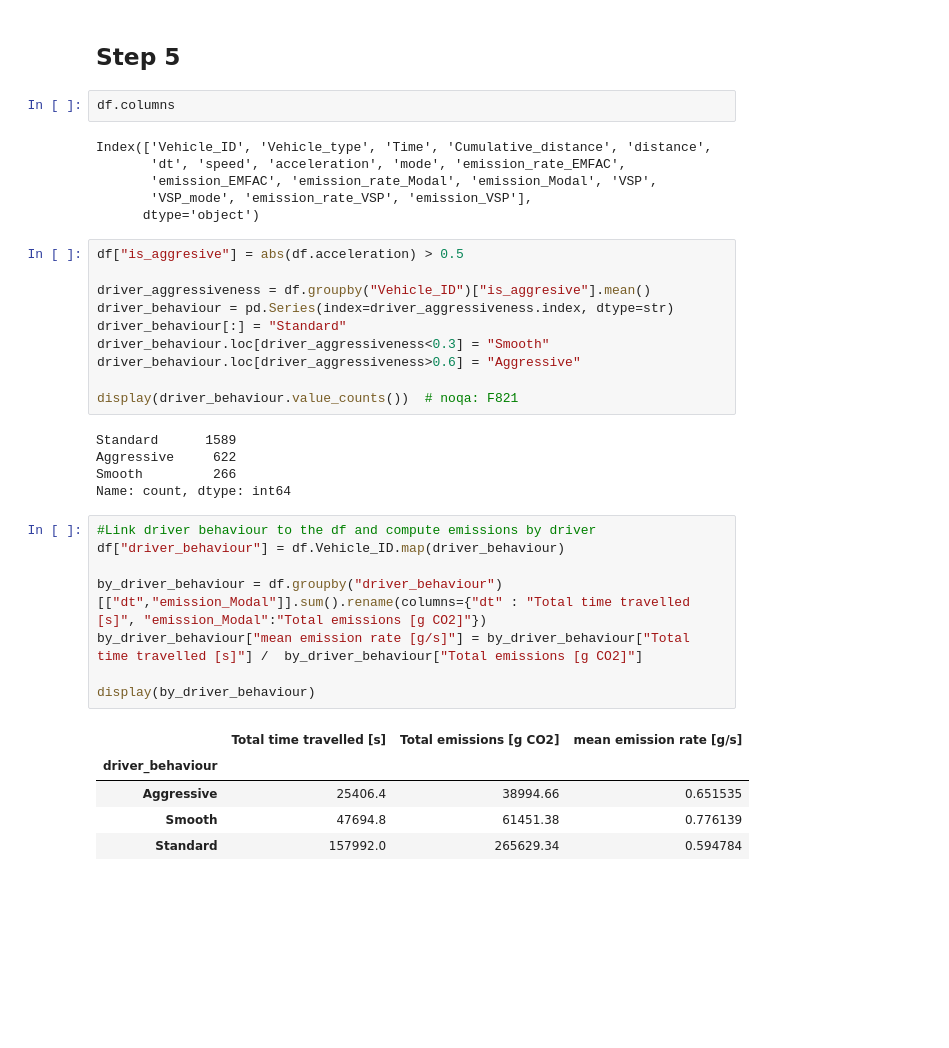
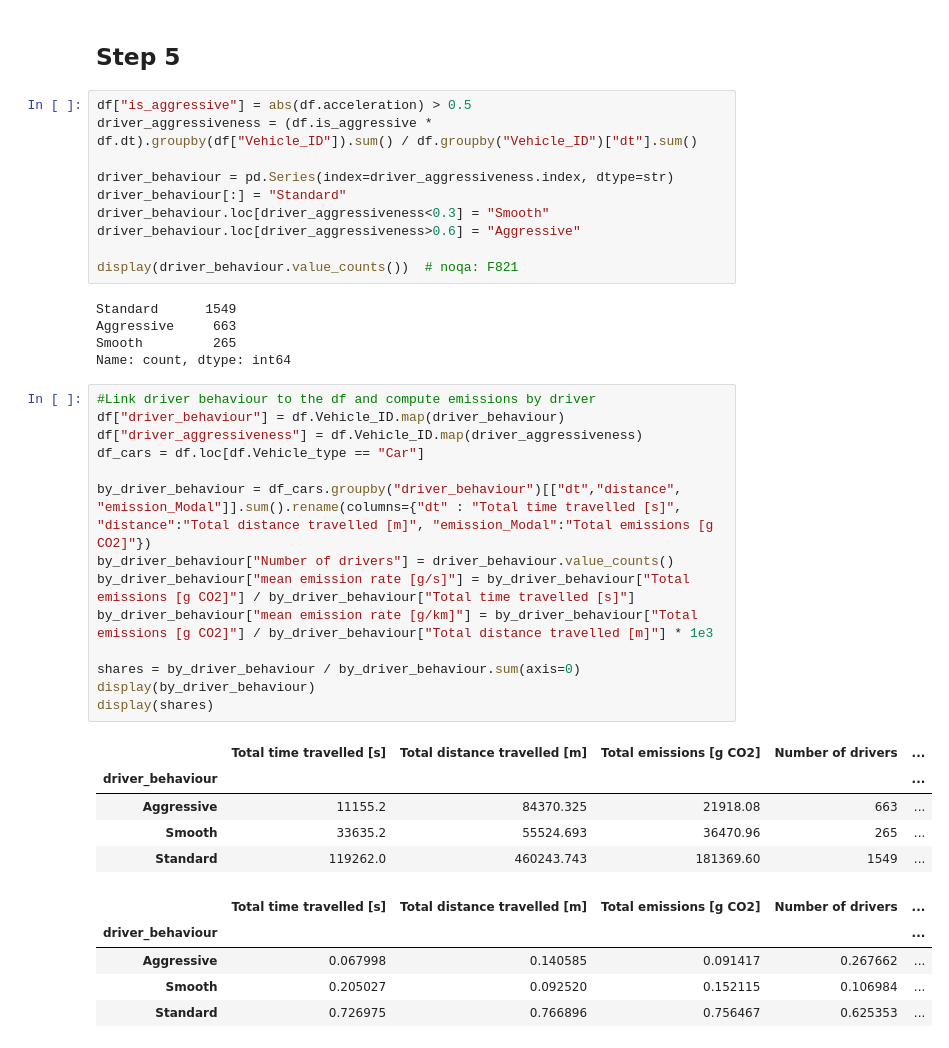
Before and after one commit to s221568/Trafic, a Jupyter notebook: Lab 2/JA.ipynb, the cells around one changed output. Drawn from its saved outputs; the diff is of its cells as text; blank space fills up the shorter version.

```diff
--- a/Lab 2/JA.ipynb
+++ b/Lab 2/JA.ipynb
@@ -312,18 +318,10 @@ display(sanity_check)
 | Motorcycle | 54981.2 | 51934.164 | 0.944580 |
 # %% [markdown]
 ## Step 5
-# %%
-df.columns
-# %% [output]
-Index(['Vehicle_ID', 'Vehicle_type', 'Time', 'Cumulative_distance', 'distance',
-       'dt', 'speed', 'acceleration', 'mode', 'emission_rate_EMFAC',
-       'emission_EMFAC', 'emission_rate_Modal', 'emission_Modal', 'VSP',
-       'VSP_mode', 'emission_rate_VSP', 'emission_VSP'],
-      dtype='object')
 # %%
-df["is_aggresive"] = abs(df.acceleration) > 0.5
+df["is_aggressive"] = abs(df.acceleration) > 0.5
+driver_aggressiveness = (df.is_aggressive * df.dt).groupby(df["Vehicle_ID"]).sum() / df.groupby("Vehicle_ID")["dt"].sum()
 
-driver_aggressiveness = df.groupby("Vehicle_ID")["is_aggresive"].mean()
 driver_behaviour = pd.Series(index=driver_aggressiveness.index, dtype=str)
 driver_behaviour[:] = "Standard"
 driver_behaviour.loc[driver_aggressiveness<0.3] = "Smooth"
@@ -331,21 +329,32 @@ driver_behaviour.loc[driver_aggressiveness>0.6] = "Aggressive"
 
 display(driver_behaviour.value_counts())  # noqa: F821
 # %% [output]
-Standard      1589
-Aggressive     622
-Smooth         266
+Standard      1549
+Aggressive     663
+Smooth         265
 Name: count, dtype: int64
 # %%
 #Link driver behaviour to the df and compute emissions by driver
 df["driver_behaviour"] = df.Vehicle_ID.map(driver_behaviour)
+df["driver_aggressiveness"] = df.Vehicle_ID.map(driver_aggressiveness)
+df_cars = df.loc[df.Vehicle_type == "Car"]
 
-by_driver_behaviour = df.groupby("driver_behaviour")[["dt","emission_Modal"]].sum().rename(columns={"dt" : "Total time travelled [s]", "emission_Modal":"Total emissions [g CO2]"})
-by_driver_behaviour["mean emission rate [g/s]"] = by_driver_behaviour["Total time travelled [s]"] /  by_driver_behaviour["Total emissions [g CO2]"]
+by_driver_behaviour = df_cars.groupby("driver_behaviour")[["dt","distance", "emission_Modal"]].sum().rename(columns={"dt" : "Total time travelled [s]", "distance":"Total distance travelled [m]", "emission_Modal":"Total emissions [g CO2]"})
+by_driver_behaviour["Number of drivers"] = driver_behaviour.value_counts()
+by_driver_behaviour["mean emission rate [g/s]"] = by_driver_behaviour["Total emissions [g CO2]"] / by_driver_behaviour["Total time travelled [s]"]
+by_driver_behaviour["mean emission rate [g/km]"] = by_driver_behaviour["Total emissions [g CO2]"] / by_driver_behaviour["Total distance travelled [m]"] * 1e3
 
+shares = by_driver_behaviour / by_driver_behaviour.sum(axis=0)
 display(by_driver_behaviour)
+display(shares)
 # %% [output]
-|  | Total time travelled [s] | Total emissions [g CO2] | mean emission rate [g/s] |
-| driver_behaviour |  |  |  |
-| Aggressive | 25406.4 | 38994.66 | 0.651535 |
-| Smooth | 47694.8 | 61451.38 | 0.776139 |
-| Standard | 157992.0 | 265629.34 | 0.594784 |
+|  | Total time travelled [s] | Total distance travelled [m] | Total emissions [g CO2] | Number of drivers | ... |
+| driver_behaviour |  |  |  |  | ... |
+| Aggressive | 11155.2 | 84370.325 | 21918.08 | 663 | ... |
+| Smooth | 33635.2 | 55524.693 | 36470.96 | 265 | ... |
+| Standard | 119262.0 | 460243.743 | 181369.60 | 1549 | ... |
+|  | Total time travelled [s] | Total distance travelled [m] | Total emissions [g CO2] | Number of drivers | ... |
+| driver_behaviour |  |  |  |  | ... |
+| Aggressive | 0.067998 | 0.140585 | 0.091417 | 0.267662 | ... |
+| Smooth | 0.205027 | 0.092520 | 0.152115 | 0.106984 | ... |
+| Standard | 0.726975 | 0.766896 | 0.756467 | 0.625353 | ... |
```
Also changed, not shown: parts of 9 cells of this notebook.
